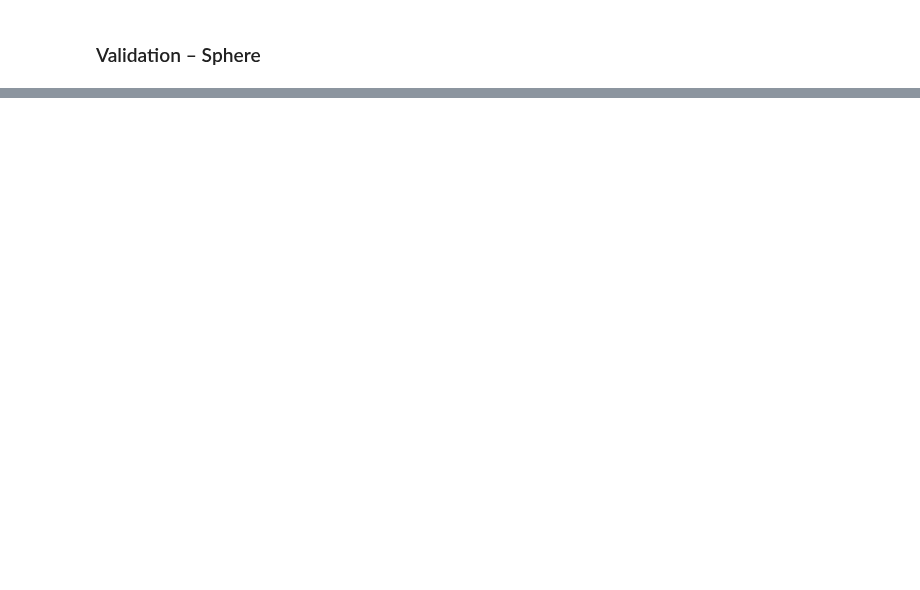
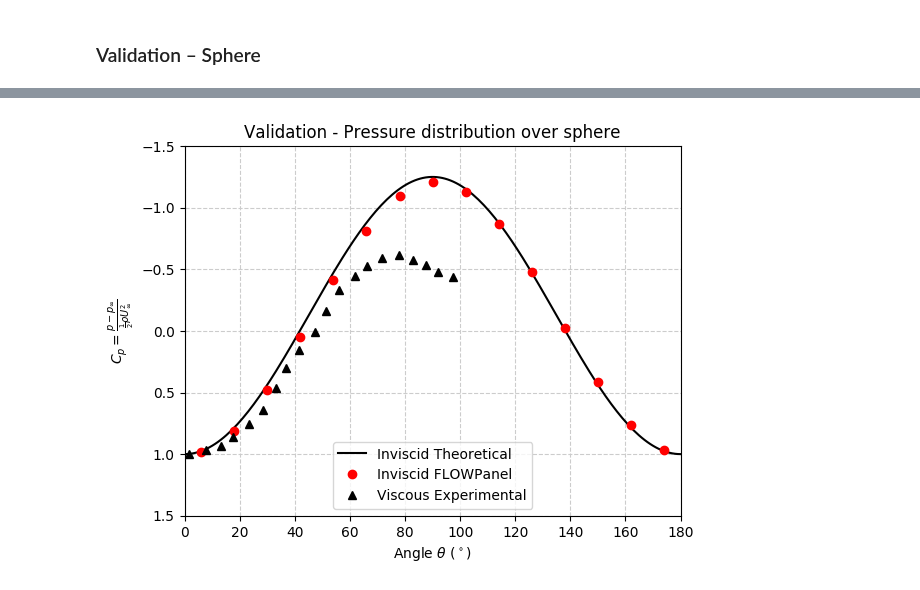
Before and after one commit to byuflowlab/FLOWPanel.jl, a Jupyter notebook: docs/Documentation.ipynb, the cells around one changed output, grey strips where cells are left out. Drawn from its saved outputs; the diff is of its cells as text; code cells hidden in the pictures; blank space fills up the shorter version.

Commit message:
Convert MyPanel into FLOWPanel; Supplement documentation; Fix small bugs to get documentation running

```diff
--- a/docs/Documentation.ipynb
+++ b/docs/Documentation.ipynb
@@ -7,17 +20,14 @@ Last Update: 08/2018</span>
 # %%
-# MyPanel module
-# include("../src/MyPanel.jl")
-import MyPanel
-pnl = MyPanel
+import FLOWPanel
+pnl = FLOWPanel
+gt  = FLOWPanel.GeometricTools
+
 using Statistics
 using LinearAlgebra
 using PyPlot
 using3D()
 
-# GeometricTools module
-gt = MyPanel.GeometricTools
-
-module_path = splitdir(@__FILE__)[1]  # Path to this module
+# module_path = splitdir(@__FILE__)[1]  # Path to this module
 data_path = pnl.def_data_path         # Data path
                                       # Airfoil data path
 airfoil_path = joinpath(data_path, "airfoils");
@@ -2050,0 +2045,43 @@ plt.legend(loc="best");
+# %%
+import CSV
+import DataFrames: DataFrame
+import PyPlot
+plt = PyPlot
+
+# Invicid potential flow
+theo_theta = range(0, stop=pi, length=180)
+theo_Cp = 1 .- 9 / 4 * (sin.(theo_theta)) .^ 2
+plt.plot(theo_theta * 180 / pi, theo_Cp, "-k", label="Inviscid Theoretical")
+
+# MyPanel
+dim_plot = 2
+ncells = body.grid._ndivscells[dim_plot]
+dtheta = (P_max[dim_plot]-P_min[dim_plot])/ncells
+pnl_theta = [i * dtheta - dtheta / 2 for i in 1:ncells]
+
+if dim_plot==1
+    pnl_U = [gt.get_fieldval(body.grid, "V", [i, Int(floor(body.grid._ndivscells[2] / 2))]) for i in 1:ncells]
+else
+    pnl_U = [gt.get_fieldval(body.grid, "V", [Int(floor(body.grid._ndivscells[1] / 2)), i]) for i in 1:ncells]
+end
+
+pnl_Cp = [1 - (norm(U) / magVinf)^2 for U in pnl_U]
+plt.plot(pnl_theta * 180 / pi, pnl_Cp, "or", label="Inviscid FLOWPanel")
+
+
+
+# Experimental
+data = CSV.read("data/sphere_exp_CP.csv", DataFrame, header=["theta", "Cp"])
+exp_theta = data[!, 1]
+exp_Cp = data[!, 2]
+plt.plot(exp_theta, exp_Cp, "^k", label="Viscous Experimental")
+
+plt.title("Validation - Pressure distribution over sphere")
+plt.ylim([1.5, -1.5])
+plt.xlim([0, 180])
+plt.xlabel(plt.L"Angle $\theta$ ($^\circ$)")
+plt.ylabel(plt.L"$C_p=\frac{p-p_\infty}{\frac{1}{2}\rho U_\infty^2}$")
+plt.grid(true, color="0.8", linestyle="--")
+plt.legend(loc="best");
+# %% [output]
+[figure, added]
```
Also changed, not shown: parts of 123 cells of this notebook, 57 other files.
